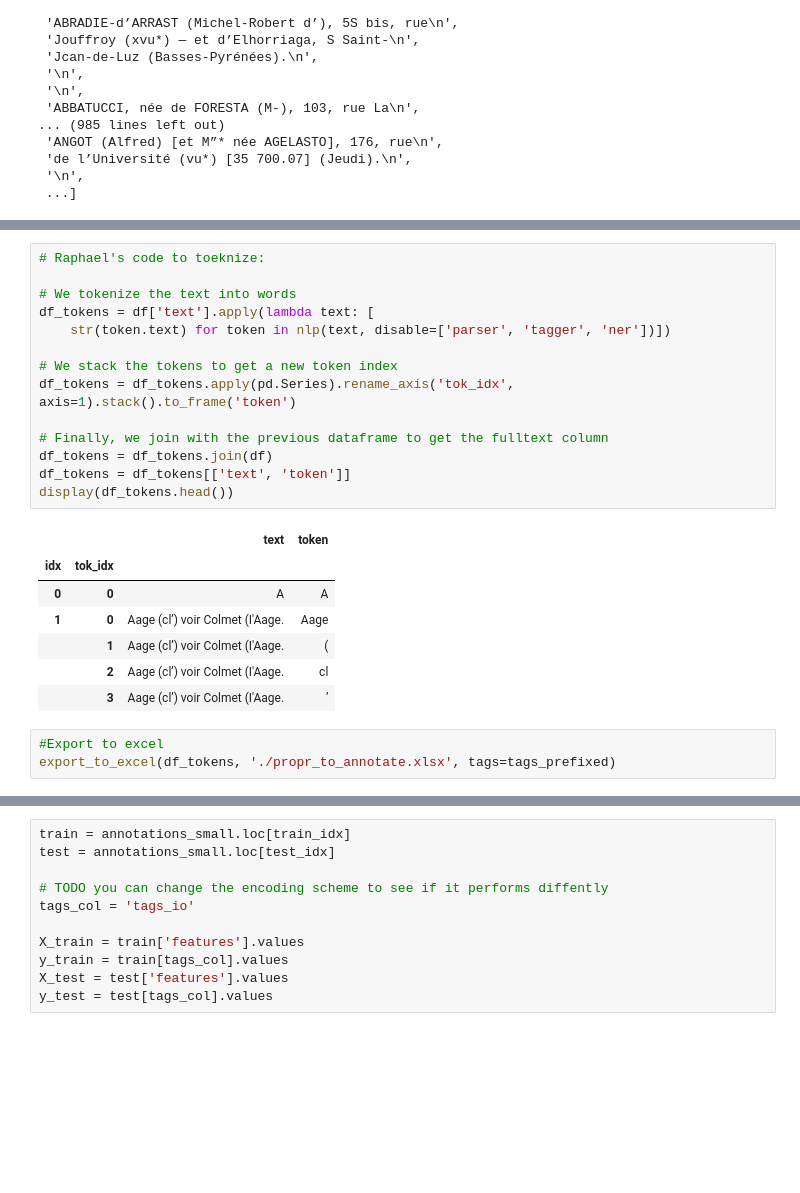
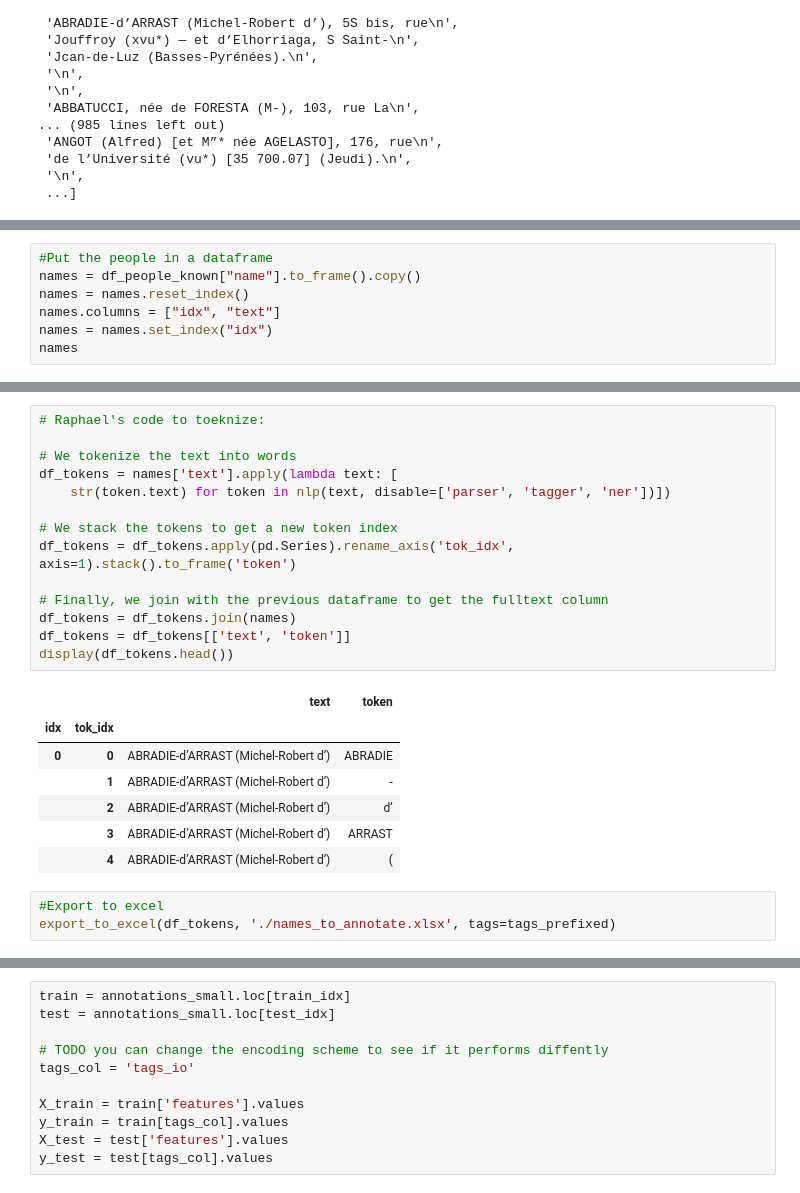
Before and after one commit to AndreaScalisi/FDH, a Jupyter notebook: parser_andrea.ipynb, the cells around one changed output, grey strips where cells are left out. Drawn from its saved outputs; the diff is of its cells as text; blank space fills up the shorter version.

Commit message:
Update parser with clean people output

```diff
--- a/parser_andrea.ipynb
+++ b/parser_andrea.ipynb
@@ -90,0 +211,7 @@ df.head()
+# %%
+#Put the people in a dataframe
+names = df_people_known["name"].to_frame().copy()
+names = names.reset_index()
+names.columns = ["idx", "text"]
+names = names.set_index("idx")
+names
@@ -91,27 +233,27 @@ df.head()
 # %%
 # Raphael's code to toeknize:
 
 # We tokenize the text into words
-df_tokens = df['text'].apply(lambda text: [
+df_tokens = names['text'].apply(lambda text: [
     str(token.text) for token in nlp(text, disable=['parser', 'tagger', 'ner'])])
 
 # We stack the tokens to get a new token index
 df_tokens = df_tokens.apply(pd.Series).rename_axis('tok_idx', axis=1).stack().to_frame('token')
 
 # Finally, we join with the previous dataframe to get the fulltext column
-df_tokens = df_tokens.join(df)
+df_tokens = df_tokens.join(names)
 df_tokens = df_tokens[['text', 'token']]
 display(df_tokens.head())
 # %% [output]
 |  |  | text | token |
 | idx | tok_idx |  |  |
-| 0 | 0 | A | A |
-| 1 | 0 | Aage (cl’) voir Colmet (I'Aage. | Aage |
-|  | 1 | Aage (cl’) voir Colmet (I'Aage. | ( |
-|  | 2 | Aage (cl’) voir Colmet (I'Aage. | cl |
-|  | 3 | Aage (cl’) voir Colmet (I'Aage. | ’ |
+| 0 | 0 | ABRADIE-d’ARRAST (Michel-Robert d’) | ABRADIE |
+|  | 1 | ABRADIE-d’ARRAST (Michel-Robert d’) | - |
+|  | 2 | ABRADIE-d’ARRAST (Michel-Robert d’) | d’ |
+|  | 3 | ABRADIE-d’ARRAST (Michel-Robert d’) | ARRAST |
+|  | 4 | ABRADIE-d’ARRAST (Michel-Robert d’) | ( |
 # %%
 #Export to excel
-export_to_excel(df_tokens, './propr_to_annotate.xlsx', tags=tags_prefixed)
+export_to_excel(df_tokens, './names_to_annotate.xlsx', tags=tags_prefixed)
 # %%
 # Reload
```
Also changed, not shown: parts of 44 cells of this notebook, 1 other file.
